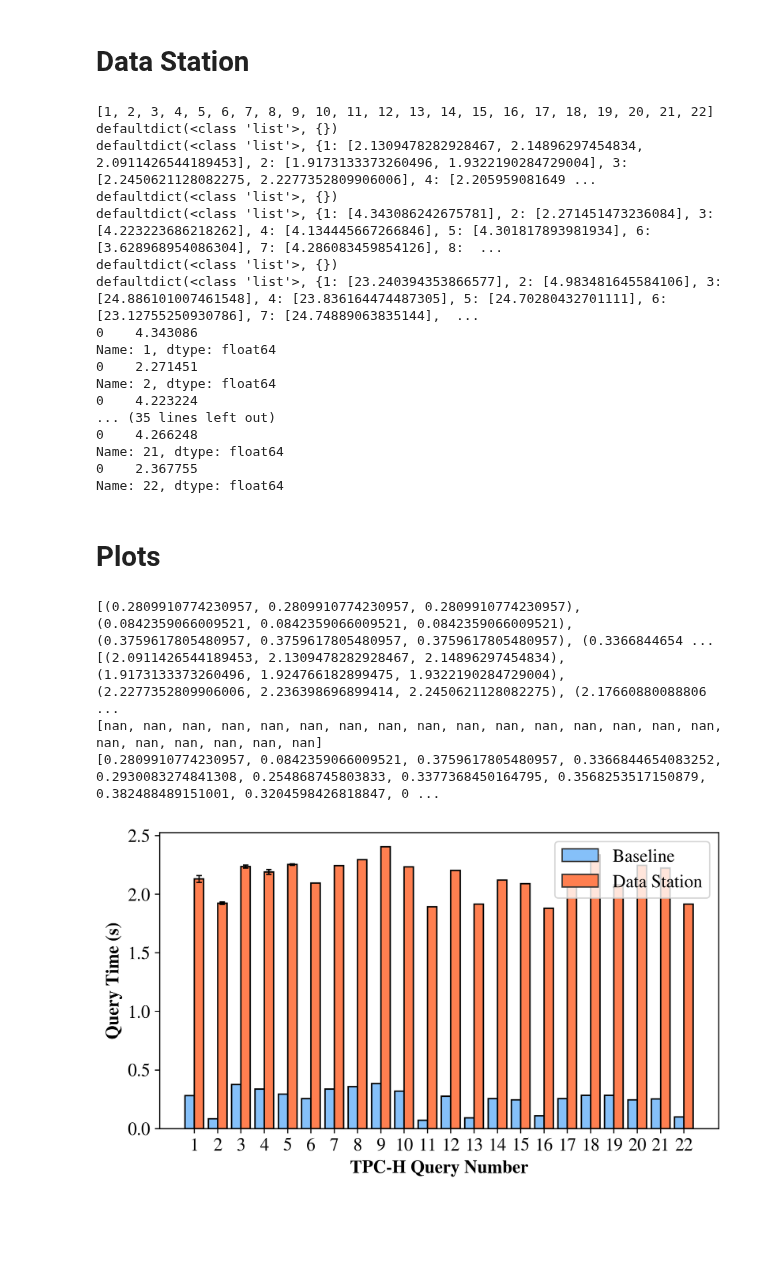
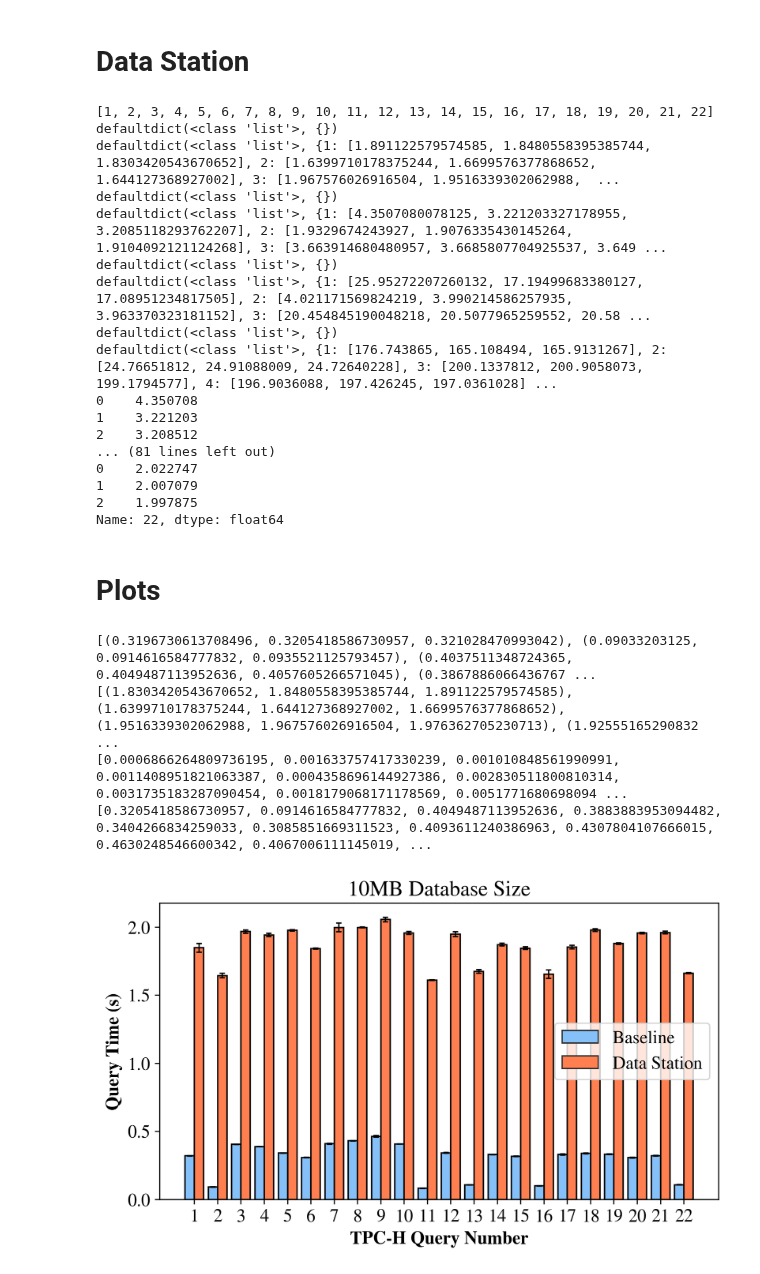
Before and after one commit to TheDataStation/datastation-escrow, a Jupyter notebook: data_comparisons/baseline/baseline_data_parsing.ipynb, the cells around one changed output. Drawn from its saved outputs; the diff is of its cells as text; code cells hidden in the pictures; blank space fills up the shorter version.

Commit message:
10gb, and plot titles

```diff
--- a/data_comparisons/baseline/baseline_data_parsing.ipynb
+++ b/data_comparisons/baseline/baseline_data_parsing.ipynb
@@ -14,7 +14,7 @@ mpl.rcParams['font.size'] = 13.5
 # %% [markdown]
 # Baseline
 # %%
-data_sizes = ['10MB', '100MB', '1GB']
+data_sizes = ['10MB', '100MB', '1GB','10GB']
 query_numbers = list(np.arange(22) + 1)
 print(query_numbers)
 party_number = 2
@@ -70,7 +70,7 @@ Name: 22, dtype: float64
 # %% [markdown]
 # Data Station
 # %%
-data_sizes = ['10MB', '100MB', '1GB']
+data_sizes = ['10MB', '100MB', '1GB','10GB']
 query_numbers = list(np.arange(22) + 1)
 print(query_numbers)
 party_number = 2
@@ -108,20 +108,20 @@ for i in range(len(query_numbers)):
 # %% [output]
 [1, 2, 3, 4, 5, 6, 7, 8, 9, 10, 11, 12, 13, 14, 15, 16, 17, 18, 19, 20, 21, 22]
 defaultdict(<class 'list'>, {})
-defaultdict(<class 'list'>, {1: [2.1309478282928467, 2.14896297454834, 2.0911426544189453], 2: [1.9173133373260496, 1.9322190284729004], 3: [2.2450621128082275, 2.2277352809906006], 4: [2.205959081649 ...
+defaultdict(<class 'list'>, {1: [1.891122579574585, 1.8480558395385744, 1.8303420543670652], 2: [1.6399710178375244, 1.6699576377868652, 1.644127368927002], 3: [1.967576026916504, 1.9516339302062988,  ...
 defaultdict(<class 'list'>, {})
-defaultdict(<class 'list'>, {1: [4.343086242675781], 2: [2.271451473236084], 3: [4.223223686218262], 4: [4.134445667266846], 5: [4.301817893981934], 6: [3.628968954086304], 7: [4.286083459854126], 8:  ...
+defaultdict(<class 'list'>, {1: [4.3507080078125, 3.221203327178955, 3.2085118293762207], 2: [1.9329674243927, 1.9076335430145264, 1.9104092121124268], 3: [3.663914680480957, 3.6685807704925537, 3.649 ...
 defaultdict(<class 'list'>, {})
-defaultdict(<class 'list'>, {1: [23.240394353866577], 2: [4.983481645584106], 3: [24.886101007461548], 4: [23.836164474487305], 5: [24.70280432701111], 6: [23.12755250930786], 7: [24.74889063835144],  ...
-0    4.343086
-Name: 1, dtype: float64
-0    2.271451
-Name: 2, dtype: float64
-0    4.223224
-... (35 lines left out)
-0    4.266248
-Name: 21, dtype: float64
-0    2.367755
+defaultdict(<class 'list'>, {1: [25.95272207260132, 17.19499683380127, 17.08951234817505], 2: [4.021171569824219, 3.990214586257935, 3.963370323181152], 3: [20.454845190048218, 20.5077965259552, 20.58 ...
+defaultdict(<class 'list'>, {})
+defaultdict(<class 'list'>, {1: [176.743865, 165.108494, 165.9131267], 2: [24.76651812, 24.91088009, 24.72640228], 3: [200.1337812, 200.9058073, 199.1794577], 4: [196.9036088, 197.426245, 197.0361028] ...
+0    4.350708
+1    3.221203
+2    3.208512
+... (81 lines left out)
+0    2.022747
+1    2.007079
+2    1.997875
 Name: 22, dtype: float64
 # %% [markdown]
 # Plots
@@ -183,39 +183,39 @@ plt.bar(x=X_axis-width/2,width=width,height=medians_left,yerr=stdev_left,
         )
 
 plt.bar(x=X_axis+width/2,width=width,height=medians_right,label="Data Station",
 #         # edgecolor=colors_right[i],
 #         # edgecolor=[.2,.2,.2],
 #         # alpha=0.8,
 #         # label=labels_left[i],
 #         # color='none',
 #         # color=colors_right[i],
         edgecolor=[0.2,0.2,0.2],
 #         # hatch="...",
         color='coral'
         )
 
 plt.bar(x=X_axis+width/2,width=width,height=medians_right,yerr=stdev_right,
         edgecolor='black',
         error_kw={"elinewidth":1,"capsize":2,"capthick":1},
         color='none'
         )
 
 plt.xlabel("TPC-H Query Number", fontweight="bold")
 plt.ylabel("Query Time (s)", fontweight="bold")
-# plt.title("100GB Database Size")
+plt.title("10MB Database Size")
 plt.legend()
 
 plt.xticks(X_axis, [col.name for col in data_right])
 
 plt.savefig("10mb.pdf", bbox_inches='tight')
 
 plt.show()
 # %% [output]
-[(0.2809910774230957, 0.2809910774230957, 0.2809910774230957), (0.0842359066009521, 0.0842359066009521, 0.0842359066009521), (0.3759617805480957, 0.3759617805480957, 0.3759617805480957), (0.3366844654 ...
-[(2.0911426544189453, 2.1309478282928467, 2.14896297454834), (1.9173133373260496, 1.924766182899475, 1.9322190284729004), (2.2277352809906006, 2.236398696899414, 2.2450621128082275), (2.17660880088806 ...
-[nan, nan, nan, nan, nan, nan, nan, nan, nan, nan, nan, nan, nan, nan, nan, nan, nan, nan, nan, nan, nan, nan]
-[0.2809910774230957, 0.0842359066009521, 0.3759617805480957, 0.3366844654083252, 0.2930083274841308, 0.254868745803833, 0.3377368450164795, 0.3568253517150879, 0.382488489151001, 0.3204598426818847, 0 ...
+[(0.3196730613708496, 0.3205418586730957, 0.321028470993042), (0.09033203125, 0.0914616584777832, 0.0935521125793457), (0.4037511348724365, 0.4049487113952636, 0.4057605266571045), (0.3867886066436767 ...
+[(1.8303420543670652, 1.8480558395385744, 1.891122579574585), (1.6399710178375244, 1.644127368927002, 1.6699576377868652), (1.9516339302062988, 1.967576026916504, 1.976362705230713), (1.92555165290832 ...
+[0.0006866264809736195, 0.001633757417330239, 0.001010848561990991, 0.0011408951821063387, 0.0004358696144927386, 0.002830511800810314, 0.0031735183287090454, 0.0018179068171178569, 0.0051771680698094 ...
+[0.3205418586730957, 0.0914616584777832, 0.4049487113952636, 0.3883883953094482, 0.3404266834259033, 0.3085851669311523, 0.4093611240386963, 0.4307804107666015, 0.4630248546600342, 0.4067006111145019, ...
-[figure, old version]
+[figure, new version]
 # %%
 data_left = baseline_dict['100MB']
 data_left_mmm = [raw_mmm(col) for col in data_left]
```
Also changed, not shown: parts of 4 cells of this notebook, 6 other files.
